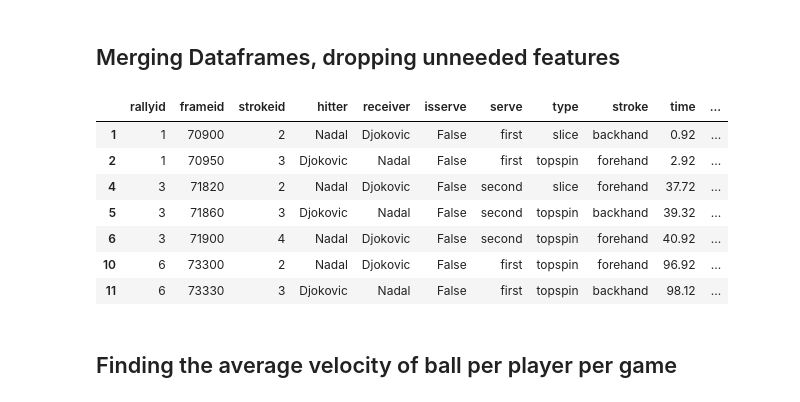
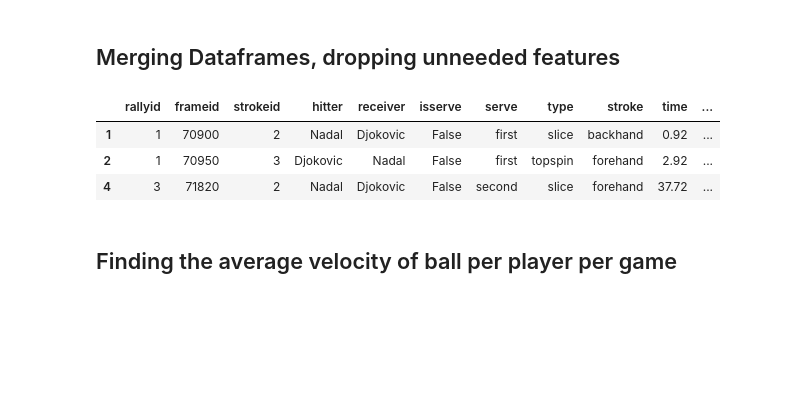
Before and after one commit to ThomasLee94/AUS-open-final-2019-analysis, a Jupyter notebook: analysis.ipynb, the cells around one changed output. Drawn from its saved outputs; the diff is of its cells as text; code cells hidden in the pictures; blank space fills up the shorter version.

```diff
--- a/analysis.ipynb
+++ b/analysis.ipynb
@@ -154,20 +154,16 @@ df_points.head(7)
 # %%
 df_merged = df_events_velocity.merge(df_points)
 df_merged = df_merged.drop(["x","y","score","totaltime", "server", "returner"], axis=1)
 
 # Dropping serves again
 ARG_NO_SERVE = df_merged["isserve"] == False
 df_merged_rally = df_merged[ARG_NO_SERVE]
-df_merged_rally.head(7)
+df_merged_rally.head(3)
 # %% [output]
 |  | rallyid | frameid | strokeid | hitter | receiver | isserve | serve | type | stroke | time | ... |
 | 1 | 1 | 70900 | 2 | Nadal | Djokovic | False | first | slice | backhand | 0.92 | ... |
 | 2 | 1 | 70950 | 3 | Djokovic | Nadal | False | first | topspin | forehand | 2.92 | ... |
 | 4 | 3 | 71820 | 2 | Nadal | Djokovic | False | second | slice | forehand | 37.72 | ... |
-| 5 | 3 | 71860 | 3 | Djokovic | Nadal | False | second | topspin | backhand | 39.32 | ... |
-| 6 | 3 | 71900 | 4 | Nadal | Djokovic | False | second | topspin | forehand | 40.92 | ... |
-| 10 | 6 | 73300 | 2 | Nadal | Djokovic | False | first | topspin | forehand | 96.92 | ... |
-| 11 | 6 | 73330 | 3 | Djokovic | Nadal | False | first | topspin | backhand | 98.12 | ... |
 # %% [markdown]
 ## Finding the average velocity of ball per player per game
 # %%
```
Also changed, not shown: parts of 3 cells of this notebook.
